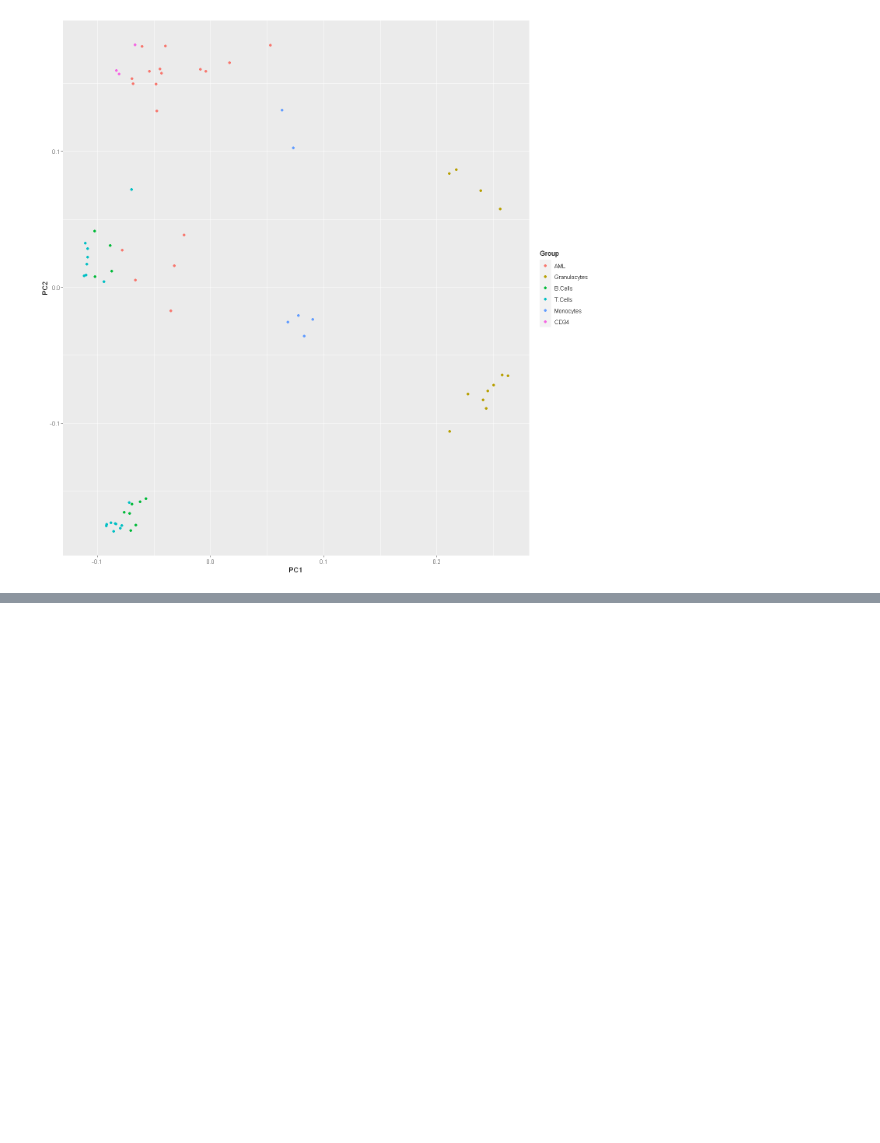
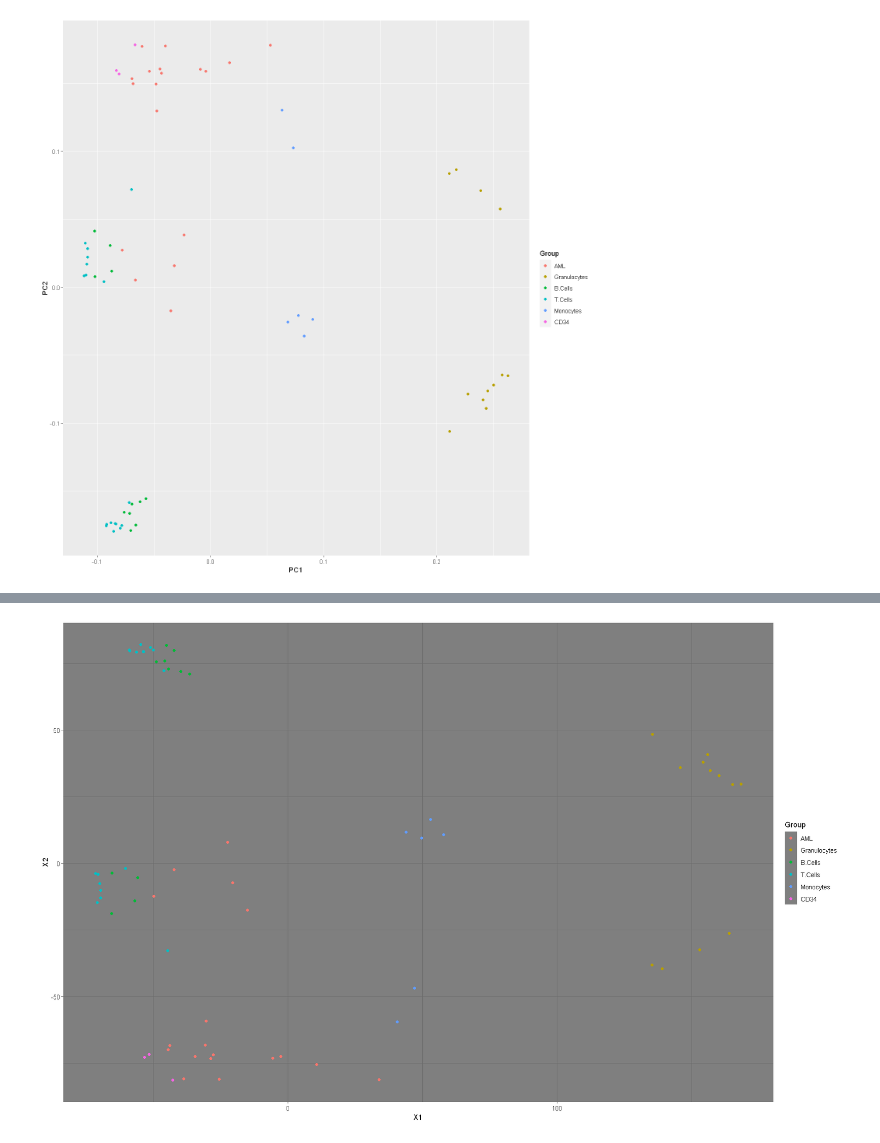
Before and after one commit to drippypale/microarray-aml, a Jupyter notebook: Src/notebook.ipynb, the cells around one changed output, grey strips where cells are left out. Saved outputs shown, nothing was run; the diff lists cells and outputs as text; code cells hidden in the pictures; blank space fills up the shorter version.

```diff
--- a/Src/notebook.ipynb
+++ b/Src/notebook.ipynb
@@ -147,0 +139,7 @@ ggarrange(plotlist = plots.list,
+# %%
+ex_dist <- dist(t(ex.scale))
+mds_result <- cmdscale(ex_dist,eig=TRUE, k=2)
+mds_df <- data.frame(mds_result$points[,1:2], Group=gs)
+ggplot(mds_df, aes(X1,X2, color = Group)) + geom_point() + theme_dark()
+# %% [output]
+[figure, added]
```
Also changed, not shown: parts of 4 cells of this notebook.
